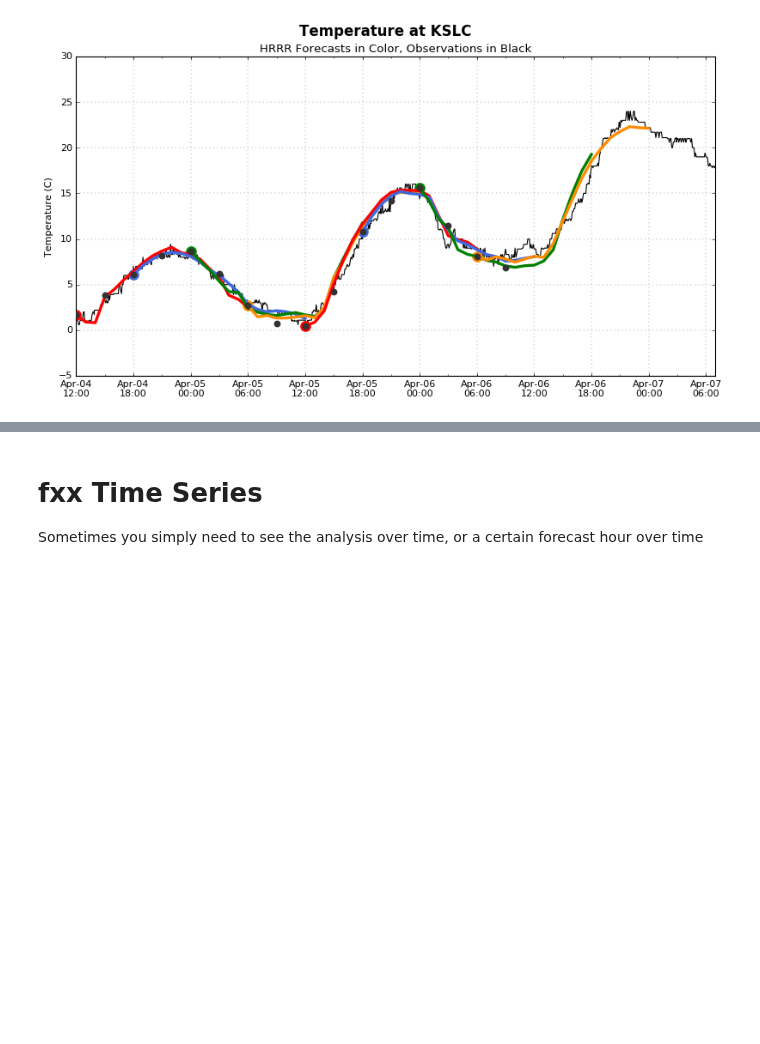
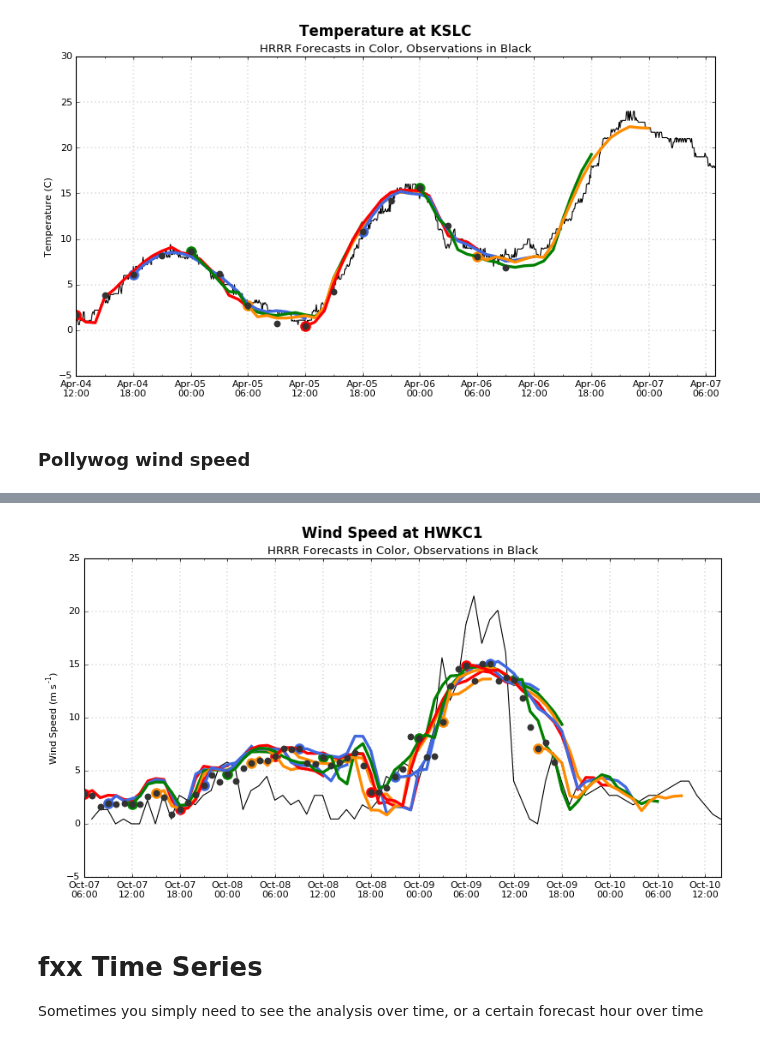
Before and after one commit to blaylockbk/pyBKB_v2, a Jupyter notebook: demos/plot_HRRR_point_forecast.ipynb, the cells around one changed output, grey strips where cells are left out. Saved outputs shown, nothing was run; the diff lists cells and outputs as text; code cells hidden in the pictures; blank space fills up the shorter version.

```diff
--- a/demos/plot_HRRR_point_forecast.ipynb
+++ b/demos/plot_HRRR_point_forecast.ipynb
@@ -468,6 +470,8 @@ for D in DATES:
             P_value = P[STID]-273.15
         if MW_var == 'sea_level_pressure':
             P_value = P[STID]/100
+        else:
+            P_value = P[STID]
 
         # Plot the HRRR pollywog
         # Head
@@ -485,6 +489,8 @@ for D in DATES:
             P_value = P[STID]-273.15
         if MW_var == 'sea_level_pressure':
             P_value = P[STID]/100
+        else:
+            P_value = P[STID]
         plt.scatter(P['DATETIME'][0], P_value[0], c=[.2, .2, .2], s=50, lw=0, zorder=3)
 
 # Figure Cosmetics
@@ -525,3 +531,5 @@ Got pollywog 2017-04-06 06:00:00
 got head 2017-04-06 06:00:00
 got head 2017-04-06 09:00:00
 [figure]
+# %% [markdown]
+### Pollywog wind speed
@@ -527,0 +586,60 @@ got head 2017-04-06 09:00:00
+# %%
+# Create the plot
+fig, ax = plt.subplots(1)
+
+# Plot the MesoWest data
+plt.plot(a['DATETIME'], a[MW_var], c='k', lw=1, zorder=1)
+
+for D in DATES:
+    if D.hour in pHours:
+        # Get full pollywog for each hour requested
+        P = get_hrrr_pollywog_multi(D, HR_var, LD, verbose=False); print 'Got pollywog', D
+
+        # Convert units if necessary
+        if MW_var == 'air_temp':
+            P_value = P[STID]-273.15
+        if MW_var == 'sea_level_pressure':
+            P_value = P[STID]/100
+        else:
+            P_value = P[STID]
+
+        # Plot the HRRR pollywog
+        # Head
+        plt.scatter(P['DATETIME'][0], P_value[0], c=colors[color_count], s=130, lw=0, zorder=2)
+        # Tail
+        plt.plot(P['DATETIME'], P_value, c=colors[color_count], lw=3, zorder=2)
+        color_count += 1
+
+    if D.hour in hHours:
+        # Plot the HRRR data point grey. Have to redownload P just in case it doesn't exist already
+        P = get_hrrr_pollywog_multi(D, HR_var, LD, forecast_limit=0, verbose=False); print "got head", D
+
+        # Convert units if necessary
+        if MW_var == 'air_temp':
+            P_value = P[STID]-273.15
+        if MW_var == 'sea_level_pressure':
+            P_value = P[STID]/100
+        else:
+            P_value = P[STID]
+        plt.scatter(P['DATETIME'][0], P_value[0], c=[.2, .2, .2], s=50, lw=0, zorder=3)
+
+# Figure Cosmetics
+if MW_var == 'air_temp':
+    plt.suptitle('Temperature at %s' % (STID))
+    plt.ylabel('Temperature (C)')
+elif MW_var == 'wind_speed':
+    plt.suptitle('Wind Speed at %s' % (STID))
+    plt.ylabel(r'Wind Speed (m s$\mathregular{^{-1}}$)')
+elif MW_var == 'wind_gust':
+    plt.suptitle('Wind Gust at %s' % (STID))
+    plt.ylabel(r'Wind Gust (m s$\mathregular{^{-1}}$)')
+elif MW_var == 'sea_level_pressure':
+    plt.suptitle('Sea Level Pressure at %s' % (STID))
+    plt.ylabel('Pressure (hPa)')
+plt.title('HRRR Forecasts in Color, Observations in Black')
+ax.set_xlim([sDATE, eDATE+timedelta(hours=20)])
+plt.grid()
+ax.xaxis.set_major_locator(mdates.HourLocator([0, 6, 12, 18]))
+ax.xaxis.set_minor_locator(mdates.HourLocator(range(0, 24, 3)))
+ax.xaxis.set_major_formatter(mdates.DateFormatter('%b-%d\n%H:%M'))
+# %% [output]
@@ -528,3 +663,4 @@ got head 2017-04-06 09:00:00
+[figure, added]
 # %% [markdown]
 # fxx Time Series
 Sometimes you simply need to see the analysis over time, or a certain forecast hour over time
```
Also changed, not shown: parts of 10 cells of this notebook, 4 other files.
